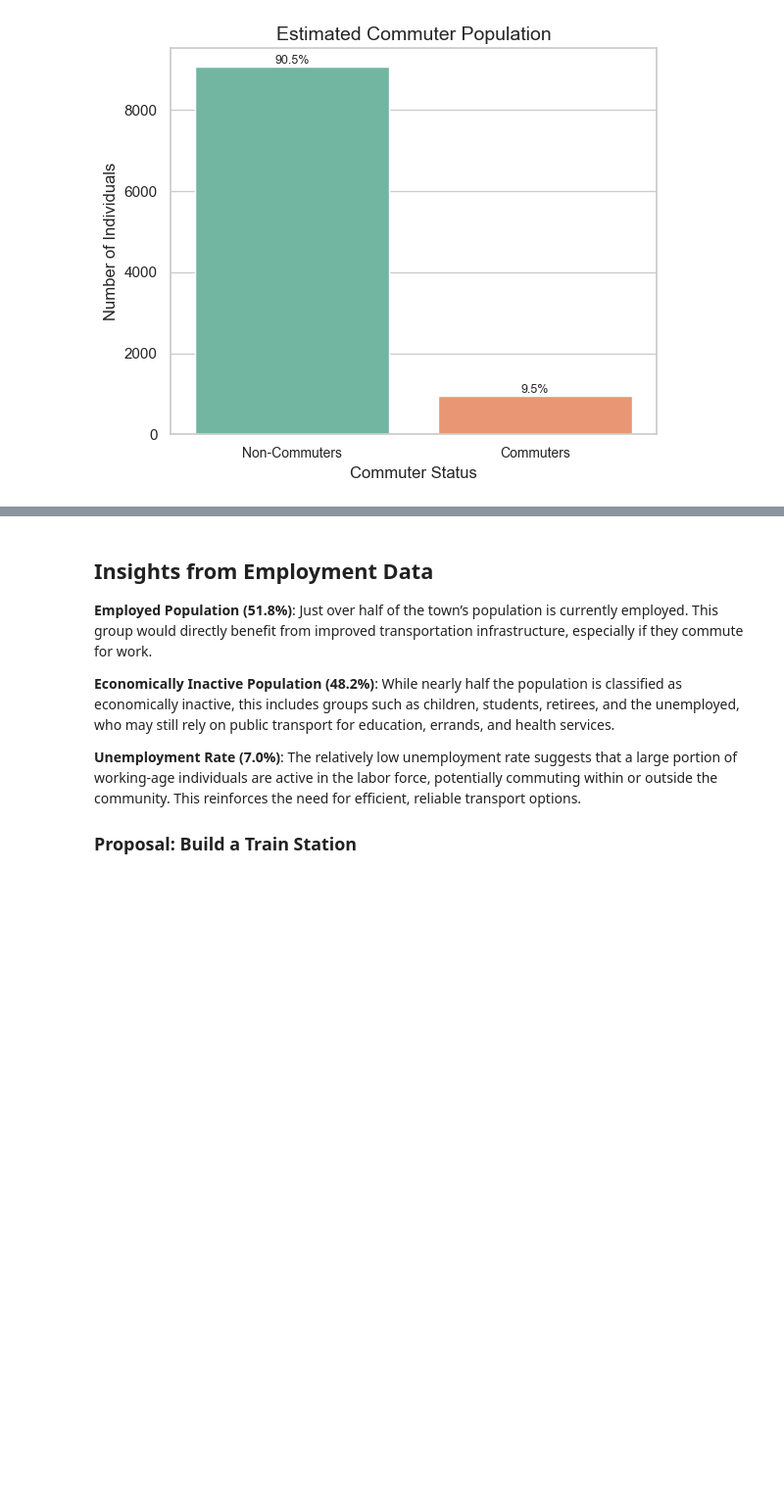
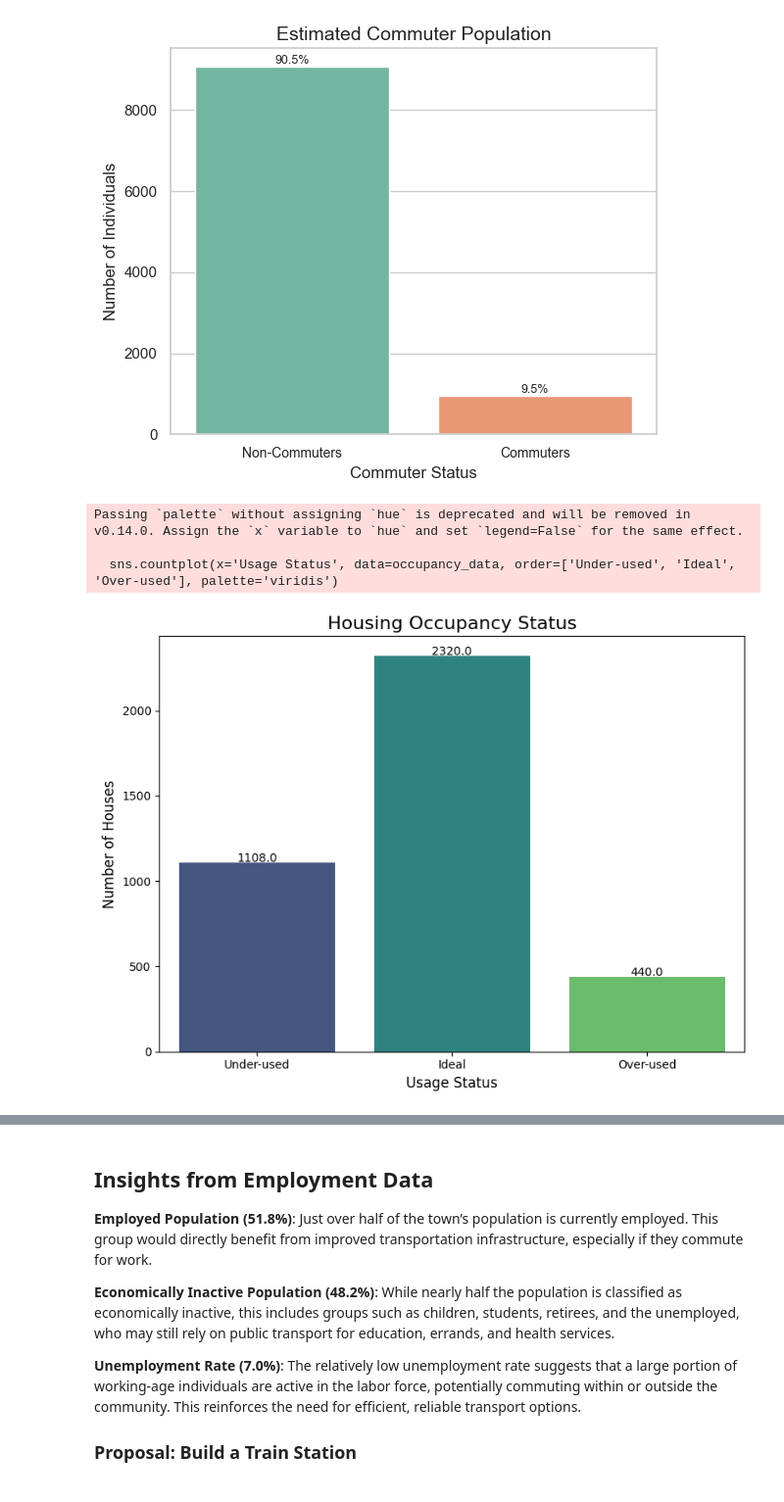
Before and after one commit to Pappy-Vx/censor, a Jupyter notebook: census_analysis.ipynb, the cells around one changed output, grey strips where cells are left out. Shown: that part at 98% size. Cells and saved outputs as stored; diff of their text form; code cells hidden in the pictures; blank space fills up the shorter version.

Commit message:
house occupancy

```diff
--- a/census_analysis.ipynb
+++ b/census_analysis.ipynb
@@ -765,3 +766,83 @@ Passing `palette` without assigning `hue` is deprecated and will be removed in v
 
   commuter_plot = sns.countplot(x='Is_Commuter', data=census_data, palette=palette_commuter)
 [figure]
+# %%
+def analyze_housing_occupancy(census_data, max_capacity=4, under_utilization_threshold=0.5,
+                                 expected_proportions={'Ideal': 0.70, 'Over-used': 0.15, 'Under-used': 0.15}):
+    """
+    Analyzes housing occupancy levels based on a maximum capacity and performs a
+    chi-square goodness-of-fit test against an expected distribution.
+
+    Parameters:
+        census_data (pd.DataFrame): DataFrame with 'House Number', 'Street', and 'Person ID'.
+        max_capacity (int): Maximum number of people allowed per house (default: 4).
+        under_utilization_threshold (float): Factor of max_capacity below which a house is 'Under-used' (default: 0.5).
+        expected_proportions (dict): Expected distribution of 'Usage Status' categories.
+                                      Keys are 'Ideal', 'Over-used', 'Under-used', values are proportions.
+
+    Returns:
+        pd.DataFrame: DataFrame with occupancy level and usage status for each house.
+        tuple: Chi-square statistic and p-value from the goodness-of-fit test.
+    """
+
+    # 1. Calculate Occupancy Level
+    occupancy_data = census_data.groupby(['House Number', 'Street']).size().reset_index(name='Occupants Per House')
+
+    # 2. Determine Usage Status
+    occupancy_data['Usage Status'] = occupancy_data['Occupants Per House'].apply(
+        lambda x: 'Over-used' if x > max_capacity else (
+            'Under-used' if x < max_capacity * under_utilization_threshold else 'Ideal'
+        )
+    )
+
+    # 3. Perform Hypothesis Test (Chi-Square Goodness-of-Fit)
+    observed = occupancy_data['Usage Status'].value_counts().sort_index()
+    total = observed.sum()
+    expected = [total * expected_proportions.get(status, 0) for status in observed.index]
+    chi2_stat, p_value = chisquare(f_obs=observed, f_exp=expected)
+
+    # 4. Visualize Occupancy Status
+    plt.figure(figsize=(8, 6))
+    sns.countplot(x='Usage Status', data=occupancy_data, order=['Under-used', 'Ideal', 'Over-used'], palette='viridis')
+    plt.title('Housing Occupancy Status', fontsize=16)
+    plt.xlabel('Usage Status', fontsize=12)
+    plt.ylabel('Number of Houses', fontsize=12)
+    for p in plt.gca().patches:
+        height = p.get_height()
+        plt.text(p.get_x() + p.get_width() / 2., height + 5, f'{height}', ha='center', fontsize=10)
+    plt.tight_layout()
+    plt.savefig('housing_occupancy_status.png')
+    plt.show()
+
+    return occupancy_data, (chi2_stat, p_value)
+
+# --- Analysis ---
+max_capacity_per_house = 4
+occupancy_levels, (chi2_statistic, p_value) = analyze_housing_occupancy(
+    census_data,
+    max_capacity=max_capacity_per_house,
+    under_utilization_threshold=0.5,
+    expected_proportions={'Ideal': 0.65, 'Over-used': 0.20, 'Under-used': 0.15} # Adjust expected proportions for Switzerland
+)
+
+# --- Output Results ---
+print("\n--- Housing Occupancy Analysis ---")
+print(occupancy_levels.head())
+
+print(f"\nMaximum Capacity per House: {max_capacity_per_house}")
+
+print("\n--- Chi-Square Goodness-of-Fit Test ---")
+print(f"Chi-square Statistic: {chi2_statistic:.2f}")
+print(f"P-value: {p_value:.4f}")
+
+# Interpret the hypothesis test
+alpha = 0.05
+if p_value < alpha:
+    print(f"The observed occupancy distribution differs significantly from the hypothesized distribution (p < {alpha}).")
+else:
+    print(f"The observed occupancy distribution does not differ significantly from the hypothesized distribution (p >= {alpha}).")
+# %% [output]
+Passing `palette` without assigning `hue` is deprecated and will be removed in v0.14.0. Assign the `x` variable to `hue` and set `legend=False` for the same effect.
+
+  sns.countplot(x='Usage Status', data=occupancy_data, order=['Under-used', 'Ideal', 'Over-used'], palette='viridis')
+[figure, added]
```
Also changed, not shown: parts of 2 cells of this notebook, 1 other file.
